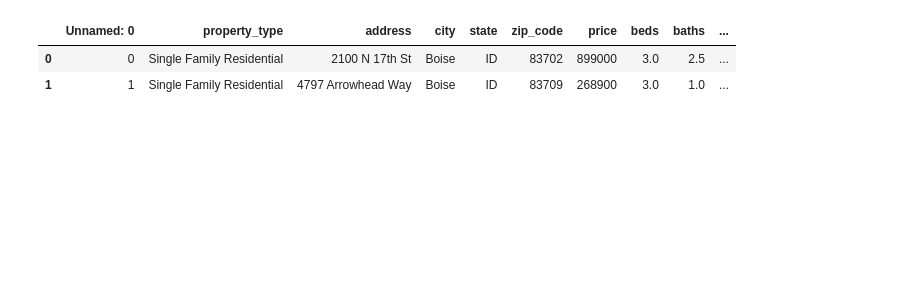
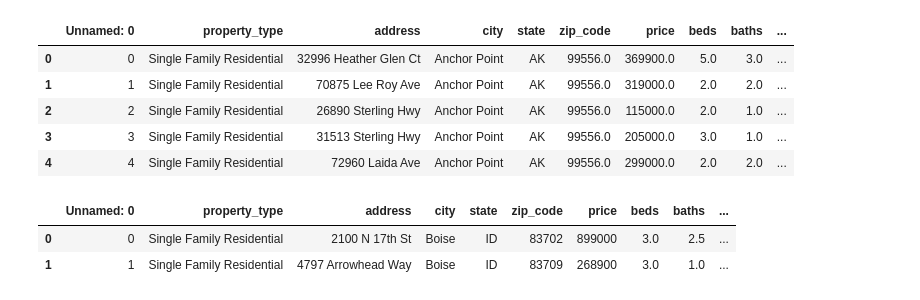
Before and after one commit to aaronrotman/house-finder, a Jupyter notebook: redfin_housing/redfin_combine_west_coast.ipynb, the cells around one changed output. Drawn from its saved outputs; the diff is of its cells as text; code cells hidden in the pictures; blank space fills up the shorter version.

```diff
--- a/redfin_housing/redfin_combine_west_coast.ipynb
+++ b/redfin_housing/redfin_combine_west_coast.ipynb
@@ -12,3 +13,12 @@ sandiego_ca = pd.read_csv("redfin_resources/redfin_sandiego_ca.csv")
+# %%
+alaska.head()
+# %% [output]
+|  | Unnamed: 0 | property_type | address | city | state | zip_code | price | beds | baths | ... |
+| 0 | 0 | Single Family Residential | 32996 Heather Glen Ct | Anchor Point | AK | 99556.0 | 369900.0 | 5.0 | 3.0 | ... |
+| 1 | 1 | Single Family Residential | 70875 Lee Roy Ave | Anchor Point | AK | 99556.0 | 319000.0 | 2.0 | 2.0 | ... |
+| 2 | 2 | Single Family Residential | 26890 Sterling Hwy | Anchor Point | AK | 99556.0 | 115000.0 | 2.0 | 1.0 | ... |
+| 3 | 3 | Single Family Residential | 31513 Sterling Hwy | Anchor Point | AK | 99556.0 | 205000.0 | 3.0 | 1.0 | ... |
+| 4 | 4 | Single Family Residential | 72960 Laida Ave | Anchor Point | AK | 99556.0 | 299000.0 | 2.0 | 2.0 | ... |
 # %%
 boise_id.head(2)
 # %% [output]
```
Also changed, not shown: parts of 6 cells of this notebook, 11 other files.
